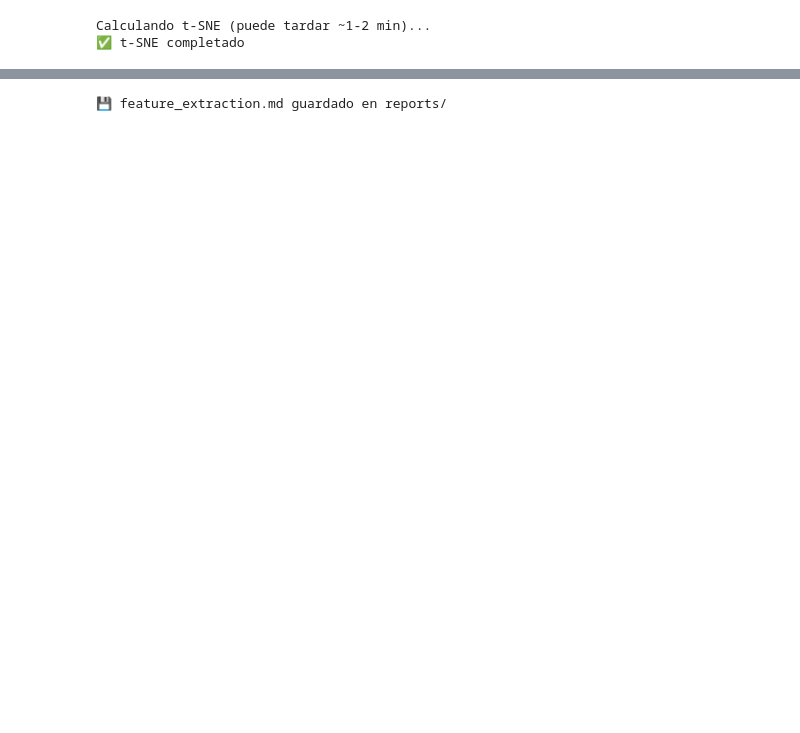
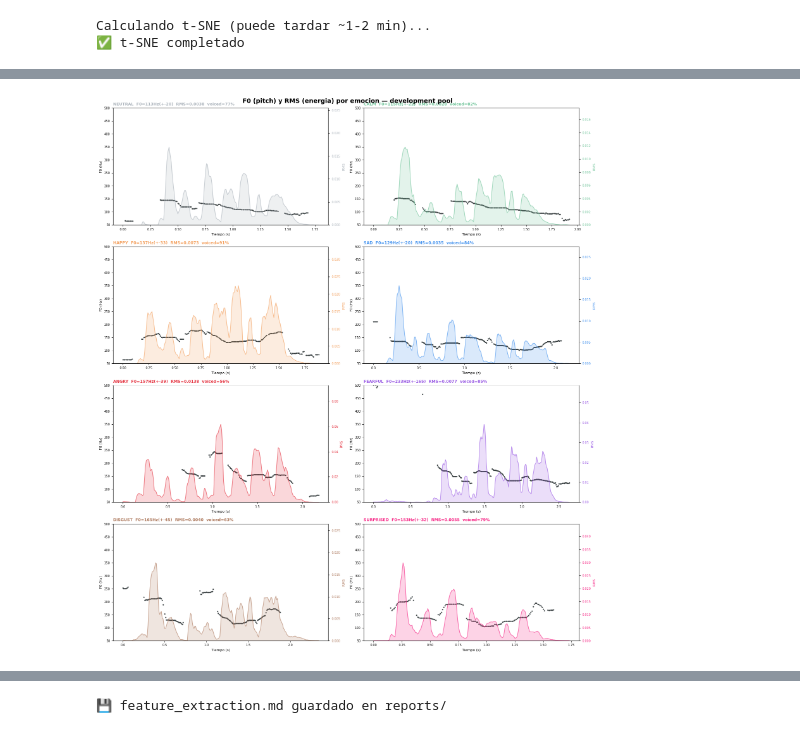
Before and after one commit to FrancoSandri/Speech_Emotion_Recognition, a Jupyter notebook: notebooks/02_features_eda.ipynb, the cells around one changed output, grey strips where cells are left out. Cells and saved outputs as stored; diff of their text form; code cells hidden in the pictures; blank space fills up the shorter version.

```diff
--- a/notebooks/02_features_eda.ipynb
+++ b/notebooks/02_features_eda.ipynb
@@ -535,0 +562,92 @@ print("💾 Figura guardada: reports/figures/egemaps_correlation_heatmap.png")
+# %%
+import librosa
+import librosa.display
+
+EMOTION_ORDER = ['neutral', 'calm', 'happy', 'sad', 'angry', 'fearful', 'disgust', 'surprised']
+EMOTION_COLORS = {
+    'neutral':'#ADB5BD','calm':'#74C69D','happy':'#F4A261','sad':'#4895EF',
+    'angry':'#E63946','fearful':'#9B5DE5','disgust':'#B07D62','surprised':'#F72585',
+}
+
+# Seleccionar un ejemplo por emocion (intensidad normal, actor impar = femenino, dev pool)
+# Resolver paths relativos contra PROJECT_ROOT para evitar FileNotFoundError
+examples = {}
+for emo in EMOTION_ORDER:
+    mask = (dev_meta['emotion_original'] == emo) & (dev_meta['actor_id'] % 2 == 1)
+    if emo != 'neutral':
+        mask = mask & (dev_meta['intensity'] == 'normal')
+    cands = dev_meta[mask]
+    if len(cands) == 0:
+        cands = dev_meta[dev_meta['emotion_original'] == emo]
+    raw_path = cands.iloc[0]['file_path_trimmed']
+    # Si el path es relativo, lo resolvemos contra PROJECT_ROOT
+    resolved = Path(raw_path)
+    if not resolved.is_absolute():
+        resolved = PROJECT_ROOT / resolved
+    examples[emo] = str(resolved)
+
+print('Paths resueltos:')
+for emo, p in examples.items():
+    exists = Path(p).exists()
+    print(f'  {emo:<12} exists={exists}  {p}')
+
+SR = 16000
+FRAME = int(0.025 * SR)
+HOP   = int(0.010 * SR)
+
+fig, axes = plt.subplots(4, 2, figsize=(16, 18))
+fig.suptitle(
+    'F0 (pitch) y RMS (energia) por emocion — development pool',
+    fontsize=14, fontweight='bold'
+)
+
+summary_rows = []
+
+for ax, emo in zip(axes.flatten(), EMOTION_ORDER):
+    y, sr = librosa.load(examples[emo], sr=SR, mono=True)
+    rms = librosa.feature.rms(y=y, frame_length=FRAME, hop_length=HOP)[0]
+    t_rms = librosa.frames_to_time(np.arange(len(rms)), sr=sr, hop_length=HOP)
+    f0, voiced, _ = librosa.pyin(
+        y, fmin=librosa.note_to_hz('C2'), fmax=librosa.note_to_hz('C7'),
+        sr=sr, hop_length=HOP, fill_na=np.nan
+    )
+    t_f0 = librosa.frames_to_time(np.arange(len(f0)), sr=sr, hop_length=HOP)
+    color = EMOTION_COLORS[emo]
+
+    ax2 = ax.twinx()
+    ax2.fill_between(t_rms, rms, alpha=0.20, color=color)
+    ax2.plot(t_rms, rms, color=color, linewidth=1.2, alpha=0.65)
+    ax2.set_ylabel('RMS', fontsize=8, color=color)
+    ax2.tick_params(axis='y', labelcolor=color, labelsize=7)
+    ax2.set_ylim(0, rms.max() * 1.5)
+
+    ax.scatter(t_f0[voiced], f0[voiced], s=4, color='#2D3436', alpha=0.85, zorder=5)
+    ax.set_ylabel('F0 (Hz)', fontsize=8)
+    ax.set_xlabel('Tiempo (s)', fontsize=8)
+    ax.set_ylim(50, 500)
+    ax.tick_params(labelsize=7)
+    ax.spines[['top']].set_visible(False)
+
+    f0_valid = f0[voiced & ~np.isnan(f0)]
+    f0_mu  = float(np.nanmean(f0_valid)) if len(f0_valid) > 0 else 0.0
+    f0_std = float(np.nanstd(f0_valid))  if len(f0_valid) > 0 else 0.0
+    rms_mu = float(rms.mean())
+    v_pct  = voiced.mean() * 100
+    ax.set_title(
+        f'{emo.upper()}  F0={f0_mu:.0f}Hz(+-{f0_std:.0f})  RMS={rms_mu:.4f}  voiced={v_pct:.0f}%',
+        fontsize=9, color=color, fontweight='bold', loc='left'
+    )
+    summary_rows.append({'emocion':emo,'F0 media':f'{f0_mu:.0f}','F0 std':f'{f0_std:.0f}',
+                          'RMS media':f'{rms_mu:.4f}','RMS max':f'{rms.max():.4f}',
+                          'voiced%':f'{v_pct:.0f}%'})
+
+plt.tight_layout()
+plt.savefig(FIGURES_DIR / 'f0_rms_by_emotion.png', dpi=150, bbox_inches='tight')
+plt.show()
+print('Figura guardada: reports/figures/f0_rms_by_emotion.png')
+
+print()
+print('Resumen acustico por emocion:')
+summary_df = pd.DataFrame(summary_rows)
+print(summary_df.to_string(index=False))
+# %% [output]
@@ -535,0 +663 @@ print("💾 Figura guardada: reports/figures/egemaps_correlation_heatmap.png")
+[figure, added]
```
Also changed, not shown: parts of 27 cells of this notebook, 13 other files.
